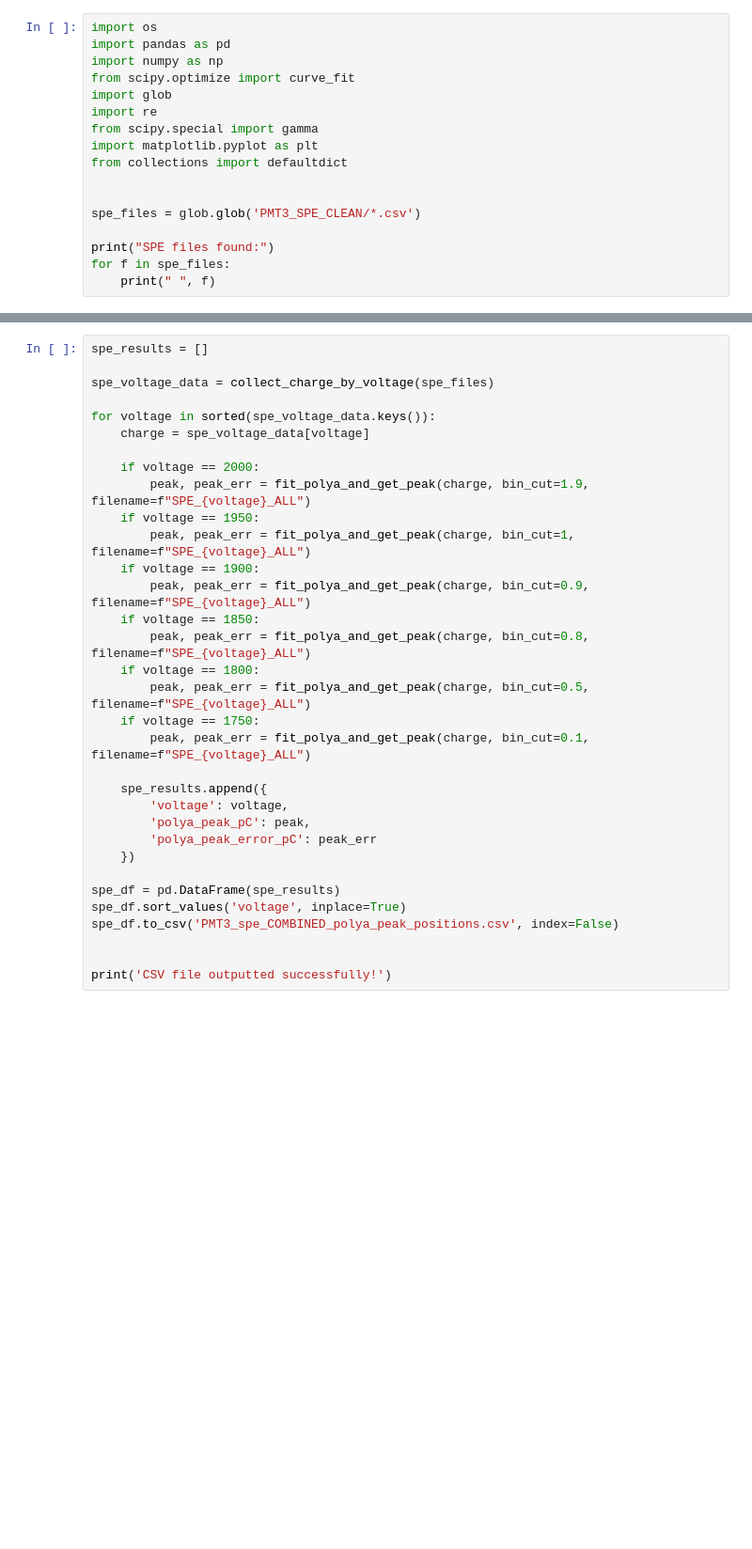
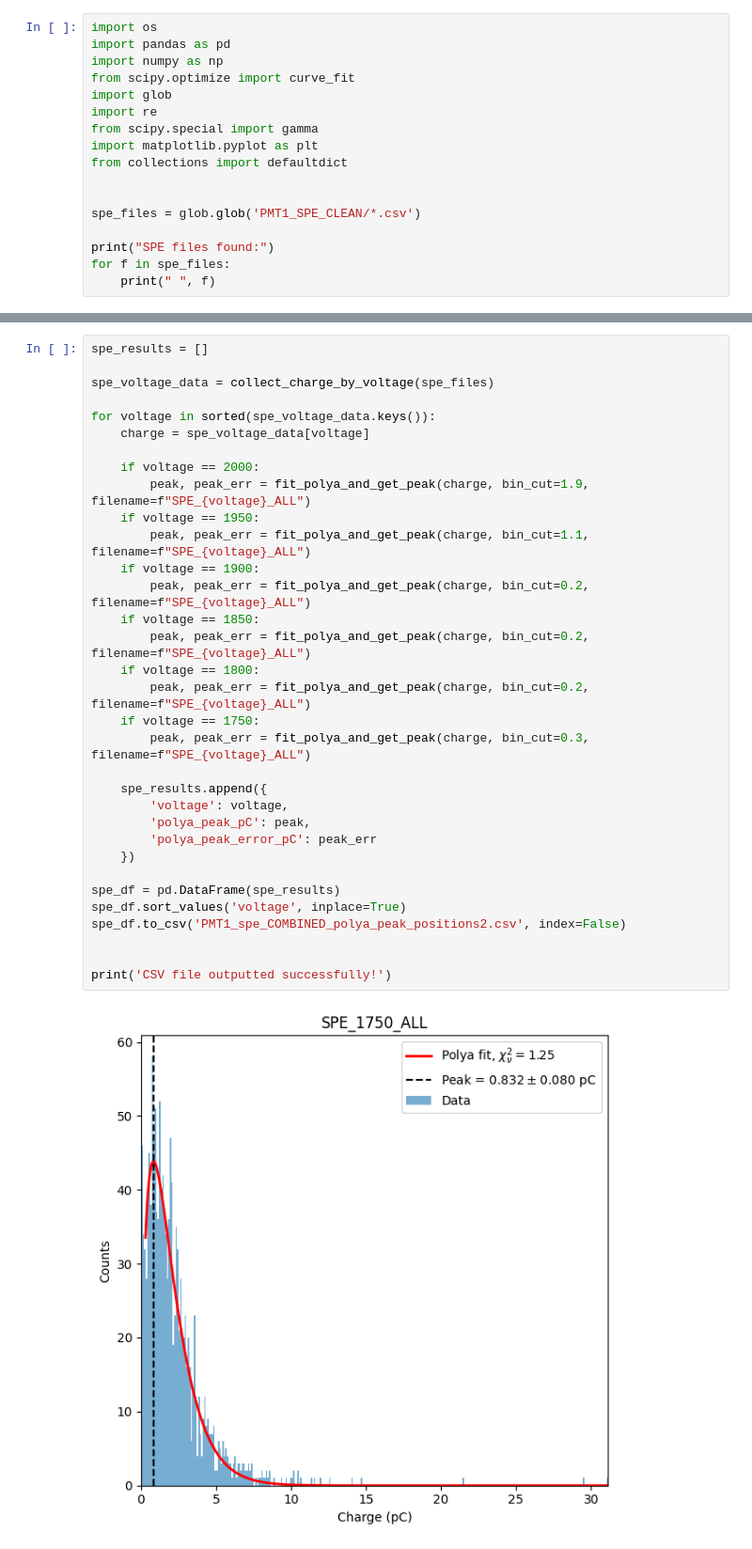
Before and after one commit to hhuckvale/DMProject, a Jupyter notebook: PMT_Characteristics/Gain/COMBINEDPolyaPeakPositionCSVCreator_SPEonly.ipynb, the cells around one changed output, grey strips where cells are left out. Shown at 94% size. Cells and saved outputs as stored; diff of their text form; blank space fills up the shorter version.

```diff
--- a/PMT_Characteristics/Gain/COMBINEDPolyaPeakPositionCSVCreator_SPEonly.ipynb
+++ b/PMT_Characteristics/Gain/COMBINEDPolyaPeakPositionCSVCreator_SPEonly.ipynb
@@ -10,7 +10,7 @@ import matplotlib.pyplot as plt
 from collections import defaultdict
 
 
-spe_files = glob.glob('PMT3_SPE_CLEAN/*.csv')
+spe_files = glob.glob('PMT1_SPE_CLEAN/*.csv')
 
 print("SPE files found:")
 for f in spe_files:
@@ -162,34 +152,35 @@ def fit_polya_and_get_peak(all_integrals_picocharge, bin_cut, Delta_x=0.1, filen
 # %%
 spe_results = []
 
 spe_voltage_data = collect_charge_by_voltage(spe_files)
 
 for voltage in sorted(spe_voltage_data.keys()):
     charge = spe_voltage_data[voltage]
 
     if voltage == 2000:
         peak, peak_err = fit_polya_and_get_peak(charge, bin_cut=1.9, filename=f"SPE_{voltage}_ALL")
     if voltage == 1950:
-        peak, peak_err = fit_polya_and_get_peak(charge, bin_cut=1, filename=f"SPE_{voltage}_ALL")
+        peak, peak_err = fit_polya_and_get_peak(charge, bin_cut=1.1, filename=f"SPE_{voltage}_ALL")
     if voltage == 1900:
-        peak, peak_err = fit_polya_and_get_peak(charge, bin_cut=0.9, filename=f"SPE_{voltage}_ALL")
+        peak, peak_err = fit_polya_and_get_peak(charge, bin_cut=0.2, filename=f"SPE_{voltage}_ALL")
     if voltage == 1850:
-        peak, peak_err = fit_polya_and_get_peak(charge, bin_cut=0.8, filename=f"SPE_{voltage}_ALL")
+        peak, peak_err = fit_polya_and_get_peak(charge, bin_cut=0.2, filename=f"SPE_{voltage}_ALL")
     if voltage == 1800:
-        peak, peak_err = fit_polya_and_get_peak(charge, bin_cut=0.5, filename=f"SPE_{voltage}_ALL")
+        peak, peak_err = fit_polya_and_get_peak(charge, bin_cut=0.2, filename=f"SPE_{voltage}_ALL")
     if voltage == 1750:
-        peak, peak_err = fit_polya_and_get_peak(charge, bin_cut=0.1, filename=f"SPE_{voltage}_ALL")
+        peak, peak_err = fit_polya_and_get_peak(charge, bin_cut=0.3, filename=f"SPE_{voltage}_ALL")
 
     spe_results.append({
         'voltage': voltage,
         'polya_peak_pC': peak,
         'polya_peak_error_pC': peak_err
     })
 
 spe_df = pd.DataFrame(spe_results)
 spe_df.sort_values('voltage', inplace=True)
-spe_df.to_csv('PMT3_spe_COMBINED_polya_peak_positions.csv', index=False)
+spe_df.to_csv('PMT1_spe_COMBINED_polya_peak_positions2.csv', index=False)
 
 
 print('CSV file outputted successfully!')
 # %% [output]
+[figure, added]
```
Also changed, not shown: parts of 2 cells of this notebook, 2 other files.
